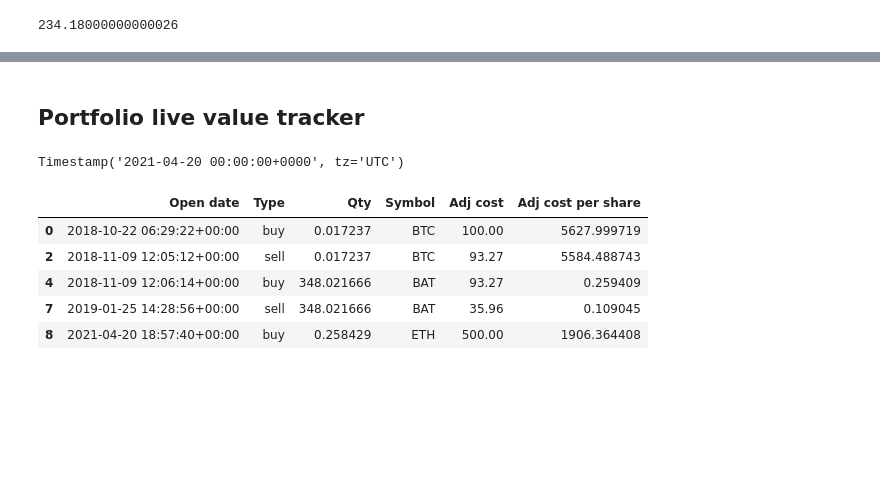
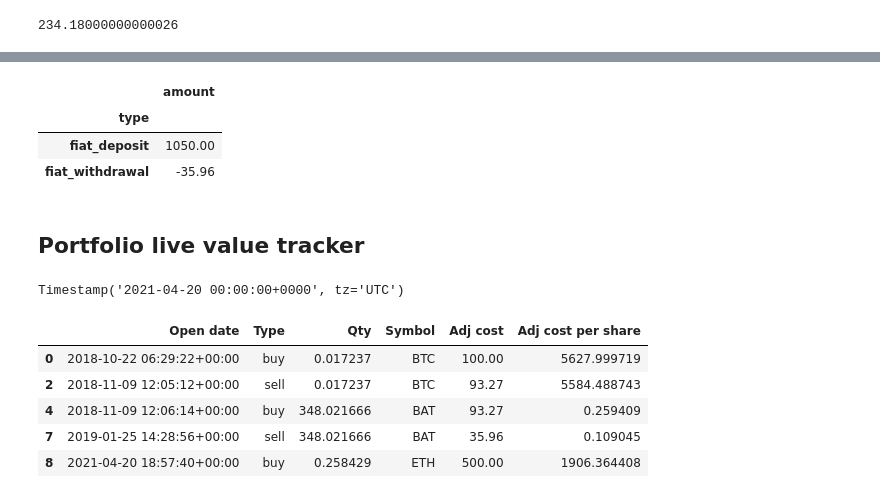
Before and after one commit to giocaizzi/surfingcrypto, a Jupyter notebook: notebooks/portfolio.ipynb, the cells around one changed output, grey strips where cells are left out. Saved outputs shown, nothing was run; the diff lists cells and outputs as text; code cells hidden in the pictures; blank space fills up the shorter version.

```diff
--- a/notebooks/portfolio.ipynb
+++ b/notebooks/portfolio.ipynb
@@ -39,3 +51,10 @@ p.std_df.total_fee.sum()
+# %%
+p.coinbase.history.df[p.coinbase.history.df.type.isin(["fiat_deposit","fiat_withdrawal"])].groupby("type")[["amount"]].sum()
+# %% [output]
+|  | amount |
+| type |  |
+| fiat_deposit | 1050.00 |
+| fiat_withdrawal | -35.96 |
 # %% [markdown]
 ## Portfolio live value tracker
 # %%
```
Also changed, not shown: parts of 9 cells of this notebook, 3 other files.
